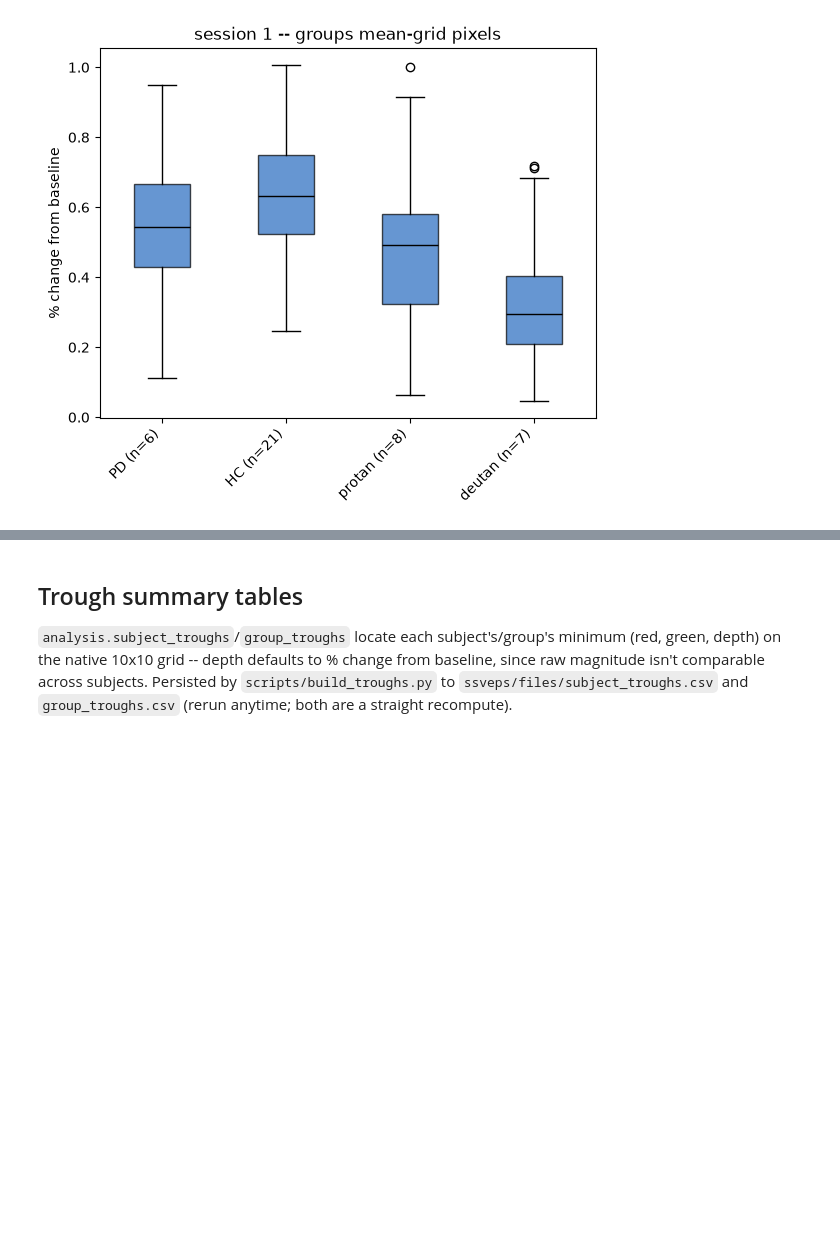
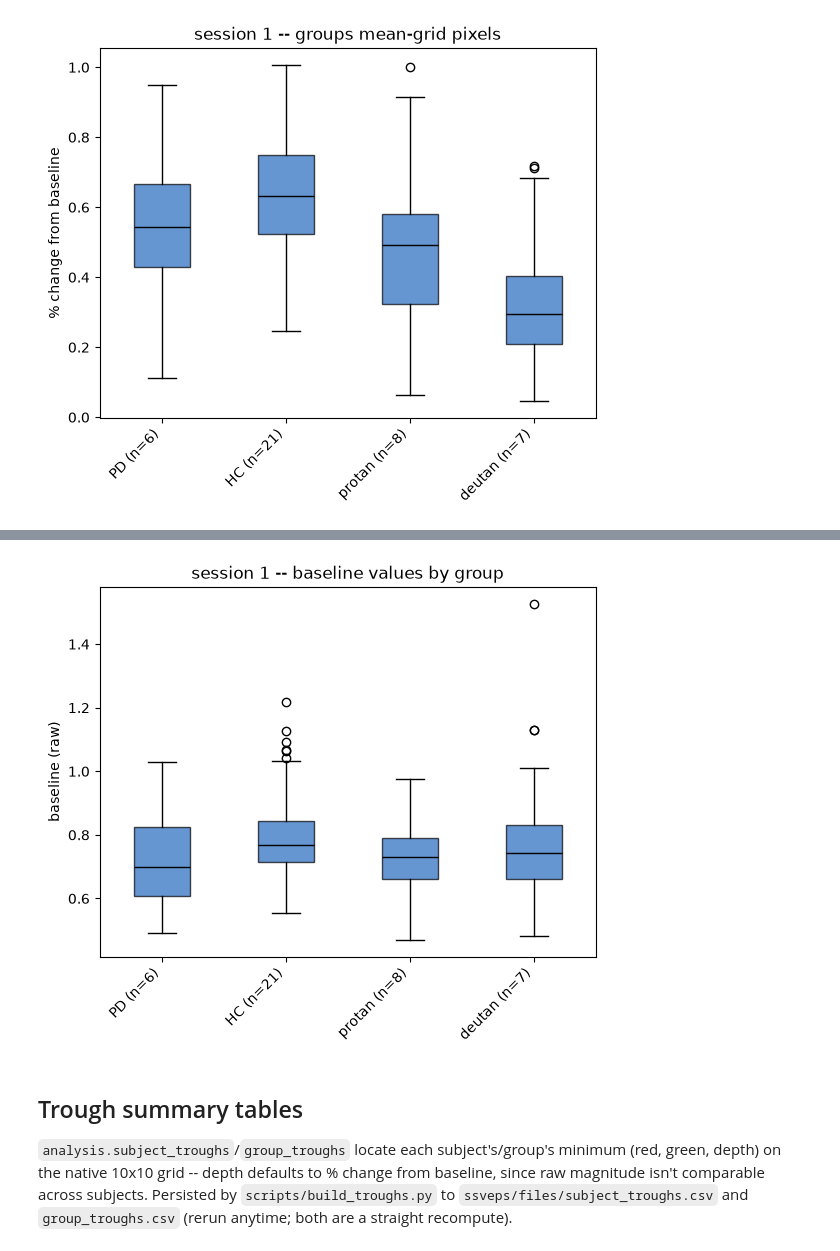
Before and after one commit to zevaz13/DataAnalysisGeneral, a Jupyter notebook: ssveps/notebooks/04_distributions.ipynb, the cells around one changed output, grey strips where cells are left out. Saved outputs shown, nothing was run; the diff lists cells and outputs as text; code cells hidden in the pictures; blank space fills up the shorter version.

```diff
--- a/ssveps/notebooks/04_distributions.ipynb
+++ b/ssveps/notebooks/04_distributions.ipynb
@@ -105,3 +109,7 @@ plot_groups_mean_boxplot(runmap_df, baselines_df, metadata_df, SESSION, categori
+# %%
+plotting.plot_groups_baseline_boxplot(baselines_df, metadata_df, SESSION, categories);
+# %% [output]
+[figure, added]
 # %% [markdown]
 ## Trough summary tables
 `analysis.subject_troughs`/`group_troughs` locate each subject's/group's minimum (red, green, depth) on the native 10x10 grid -- depth defaults to % change from baseline, since raw magnitude isn't comparable across subjects. Persisted by `scripts/build_troughs.py` to `ssveps/files/subject_troughs.csv` and `group_troughs.csv` (rerun anytime; both are a straight recompute).
```
Also changed, not shown: parts of 3 cells of this notebook, 10 other files.
